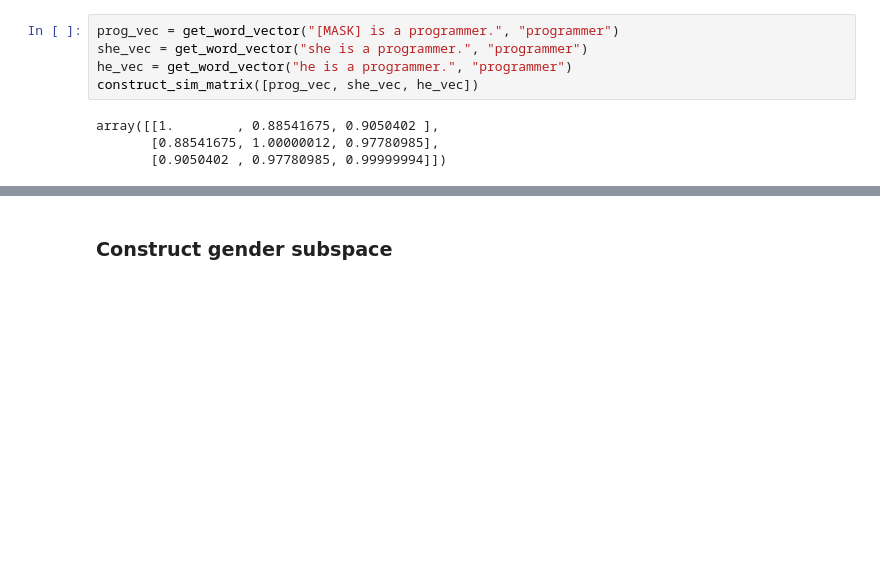
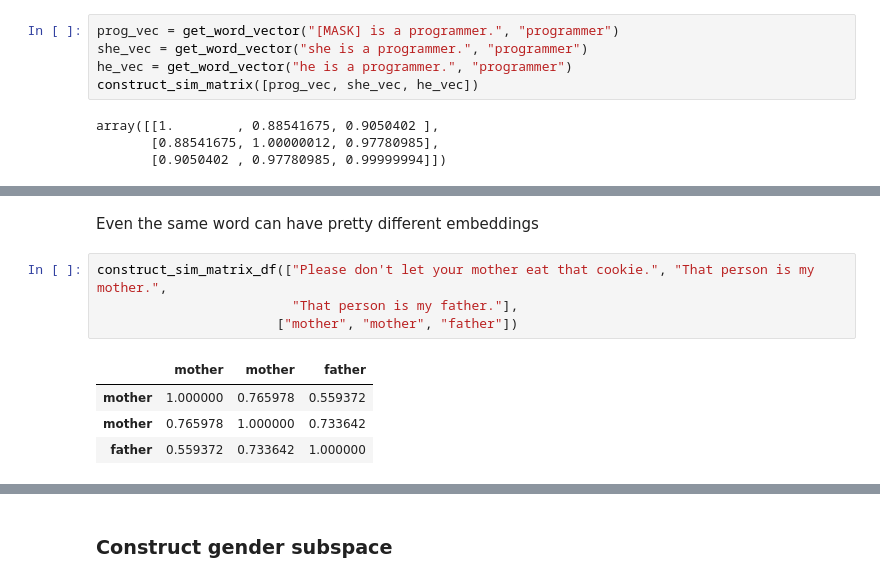
Before and after one commit to keitakurita/contextual_embedding_bias_measure, a Jupyter notebook: notebooks/bert_hidden_state_analysis.ipynb, the cells around one changed output, grey strips where cells are left out. Drawn from its saved outputs; the diff is of its cells as text; blank space fills up the shorter version.

```diff
--- a/notebooks/bert_hidden_state_analysis.ipynb
+++ b/notebooks/bert_hidden_state_analysis.ipynb
@@ -542,0 +564,11 @@ array([[1.        , 0.88541675, 0.9050402 ],
+# %% [markdown]
+Even the same word can have pretty different embeddings
+# %%
+construct_sim_matrix_df(["Please don't let your mother eat that cookie.", "That person is my mother.",
+                         "That person is my father."],
+                       ["mother", "mother", "father"])
+# %% [output]
+|  | mother | mother | father |
+| mother | 1.000000 | 0.765978 | 0.559372 |
+| mother | 0.765978 | 1.000000 | 0.733642 |
+| father | 0.559372 | 0.733642 | 1.000000 |
```
Also changed, not shown: parts of 29 cells of this notebook.
